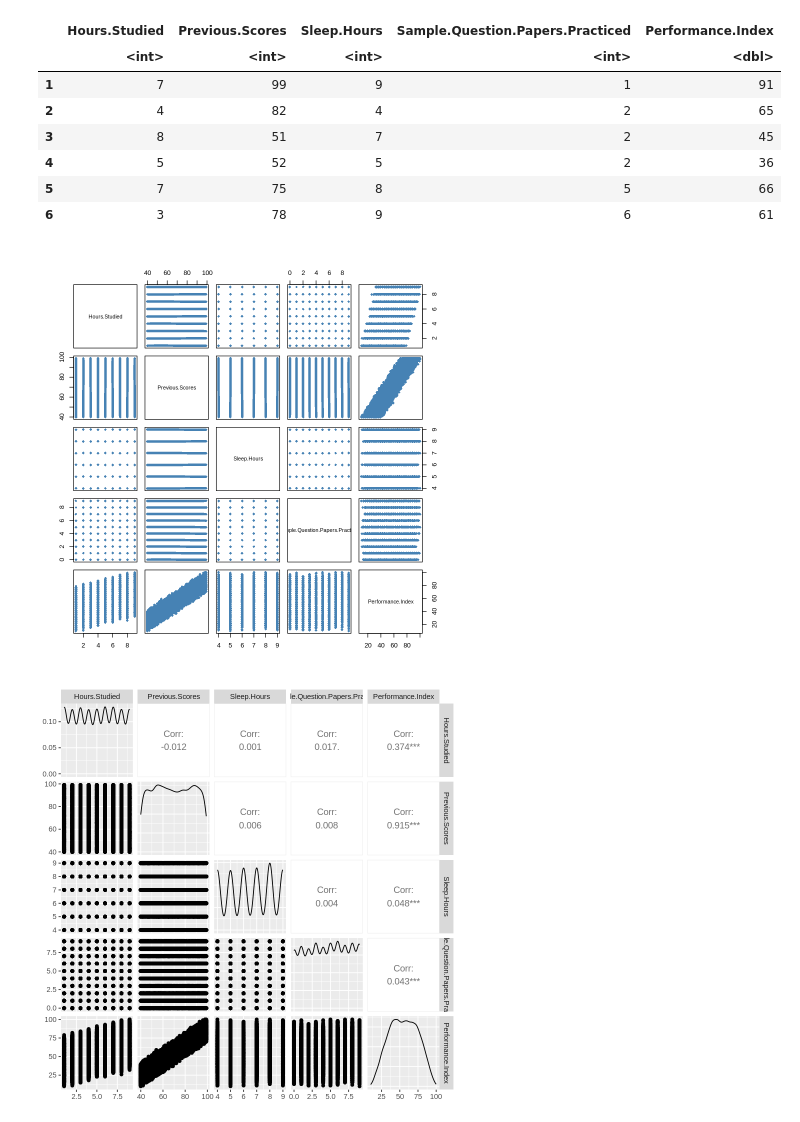
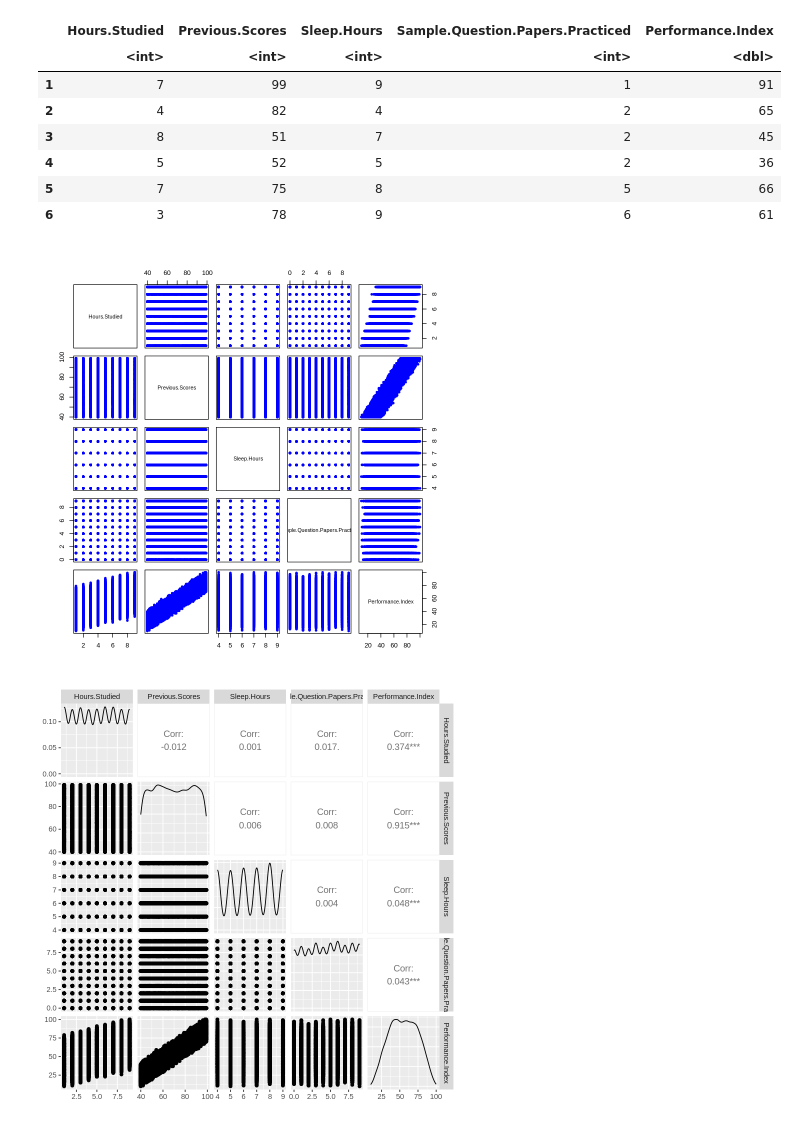
Before and after one commit to architdhar/DAV, a Jupyter notebook: exp03.ipynb, the cells around one changed output. Saved outputs shown, nothing was run; the diff lists cells and outputs as text; code cells hidden in the pictures.

```diff
--- a/exp03.ipynb
+++ b/exp03.ipynb
@@ -189,9 +200,9 @@ A data.frame: 6 × 5
 | 5 | 7 | 75 | 8 | 5 | 66 |
 | 6 | 3 | 78 | 9 | 6 | 61 |
 # %%
-pairs(data, pch=18, col="steelblue")
+pairs(data, pch=20, col="blue")
 # %% [output]
-[figure, old version]
+[figure, new version]
 # %%
 ggpairs(data)
 # %% [output]
```
Also changed, not shown: parts of 4 cells of this notebook.
